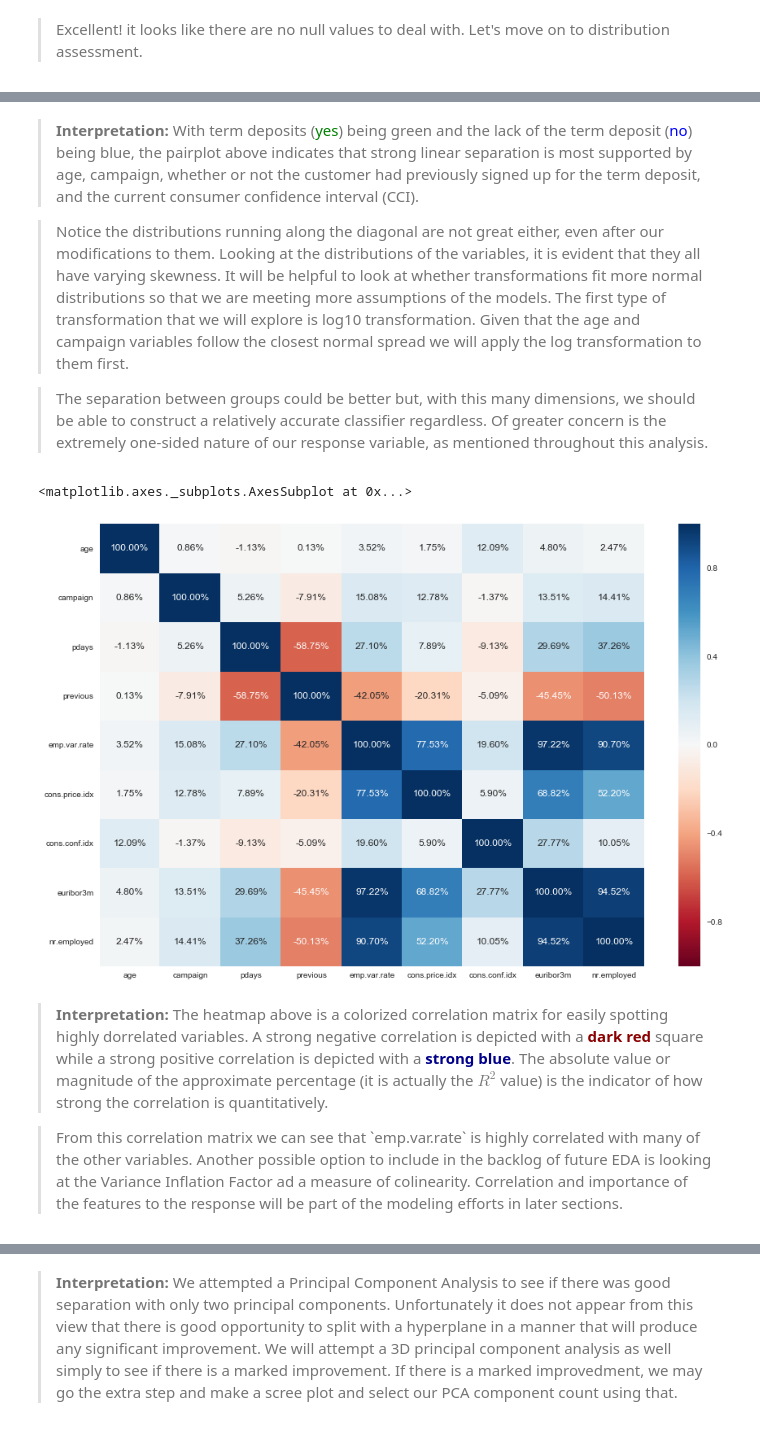
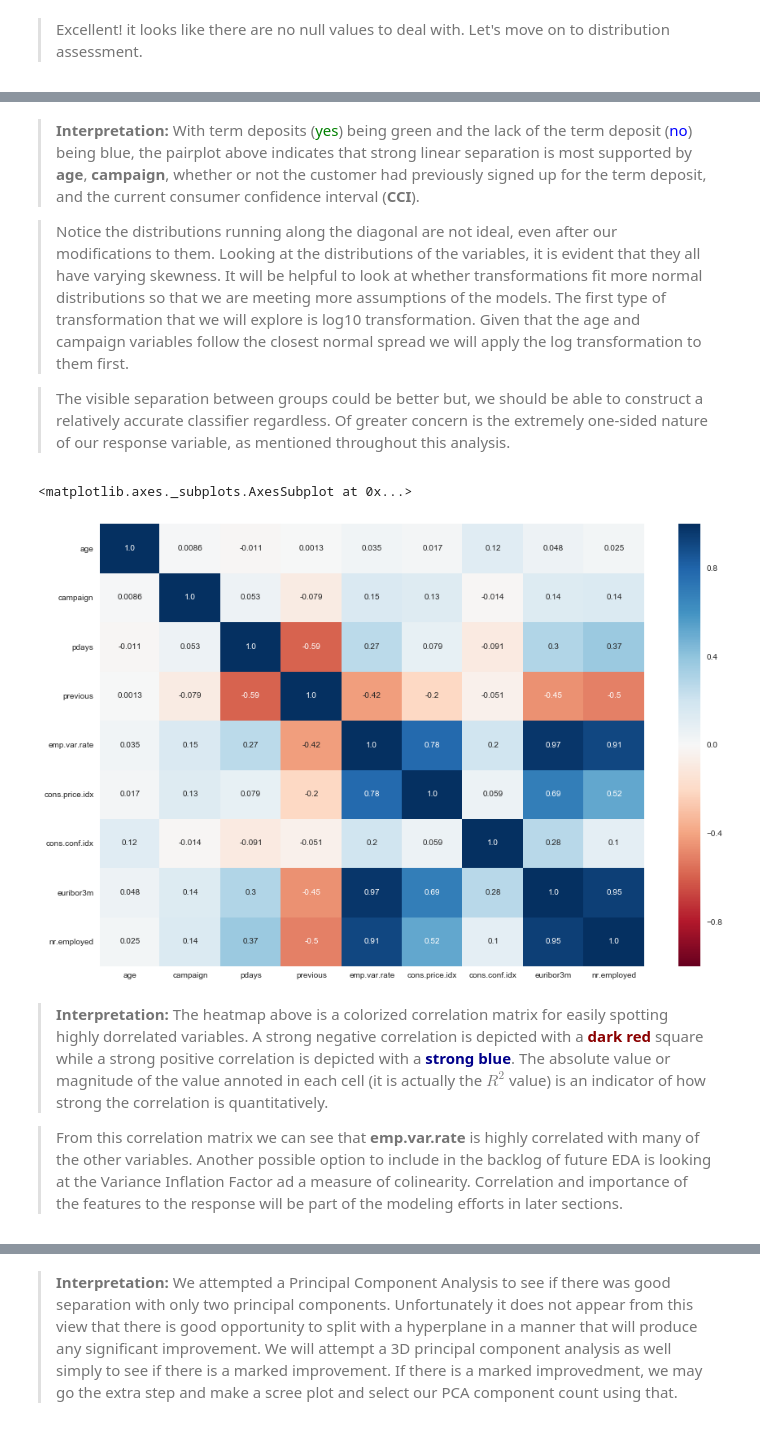
Before and after one commit to GriffinLane/DataMining-Lab2, a Jupyter notebook: Lab 2.ipynb, the cells around one changed output, grey strips where cells are left out. Drawn from its saved outputs; the diff is of its cells as text; code cells hidden in the pictures.

```diff
--- a/Lab 2.ipynb
+++ b/Lab 2.ipynb
@@ -91,20 +106,20 @@ sns.pairplot(df, hue="y", diag_kind="hist", plot_kws={"alpha":.4})
 # %% [markdown]
-> <p><b>Interpretation:</b> With term deposits (<font color='green'>yes</font>) being green and the lack of the term deposit (<font color='blue'>no</font>) being blue, the pairplot above indicates that strong linear separation is most supported by age, campaign, whether or not the customer had previously signed up for the term deposit, and the current consumer confidence interval (CCI).</p>
+> <p><b>Interpretation:</b> With term deposits (<font color='green'>yes</font>) being green and the lack of the term deposit (<font color='blue'>no</font>) being blue, the pairplot above indicates that strong linear separation is most supported by <b>age</b>, <b>campaign</b>, whether or not the customer had previously signed up for the term deposit, and the current consumer confidence interval (<b>CCI</b>).</p>
 
-> <p>Notice the distributions running along the diagonal are not great either, even after our modifications to them. Looking at the distributions of the variables, it is evident that they all have varying skewness. It will be helpful to look at whether transformations fit more normal distributions so that we are meeting more assumptions of the models. The first type of transformation that we will explore is log10 transformation. Given that the age and campaign variables follow the closest normal spread we will apply the log transformation to them first.</p>
+> <p>Notice the distributions running along the diagonal are not ideal, even after our modifications to them. Looking at the distributions of the variables, it is evident that they all have varying skewness. It will be helpful to look at whether transformations fit more normal distributions so that we are meeting more assumptions of the models. The first type of transformation that we will explore is log10 transformation. Given that the age and campaign variables follow the closest normal spread we will apply the log transformation to them first.</p>
 
-> <p>The separation between groups could be better but, with this many dimensions, we should be able to construct a relatively accurate classifier regardless. Of greater concern is the extremely one-sided nature of our response variable, as mentioned throughout this analysis.</p>
+> <p>The visible separation between groups could be better but, we should be able to construct a relatively accurate classifier regardless. Of greater concern is the extremely one-sided nature of our response variable, as mentioned throughout this analysis.</p>
 # %%
 corr = df.corr()
 plt.figure(figsize=[15,10])
-sns.heatmap(corr,annot=True, fmt=".2%", cmap="RdBu")
+sns.heatmap(corr,annot=True, fmt=".2", cmap="RdBu")
 # %% [output]
 <matplotlib.axes._subplots.AxesSubplot at 0x...>
-[figure, old version]
+[figure, new version]
 # %% [markdown]
-> <p><b>Interpretation:</b> The heatmap above is a colorized correlation matrix for easily spotting highly dorrelated variables.  A strong negative correlation is depicted with a <b><font color='darkred'>dark red</font></b> square while a strong positive correlation is depicted with a <b><font color='darkblue'>strong blue</font></b>.  The absolute value or magnitude of the approximate percentage (it is actually the $R^{2}$ value) is the indicator of how strong the correlation is quantitatively.</p>
+> <p><b>Interpretation:</b> The heatmap above is a colorized correlation matrix for easily spotting highly dorrelated variables.  A strong negative correlation is depicted with a <b><font color='darkred'>dark red</font></b> square while a strong positive correlation is depicted with a <b><font color='darkblue'>strong blue</font></b>.  The absolute value or magnitude of the value annoted in each cell (it is actually the $R^{2}$ value) is an indicator of how strong the correlation is quantitatively.</p>
 
-> <p>From this correlation matrix we can see that `emp.var.rate` is highly correlated with many of the other variables. Another possible option to include in the backlog of future EDA is looking at the Variance Inflation Factor ad a measure of colinearity. Correlation and importance of the features to the response will be part of the modeling efforts in later sections.</p>
+> <p>From this correlation matrix we can see that <b>emp.var.rate</b> is highly correlated with many of the other variables. Another possible option to include in the backlog of future EDA is looking at the Variance Inflation Factor ad a measure of colinearity. Correlation and importance of the features to the response will be part of the modeling efforts in later sections.</p>
 # %%
 from sklearn.model_selection import train_test_split
 
```
Also changed, not shown: parts of 31 cells of this notebook.
